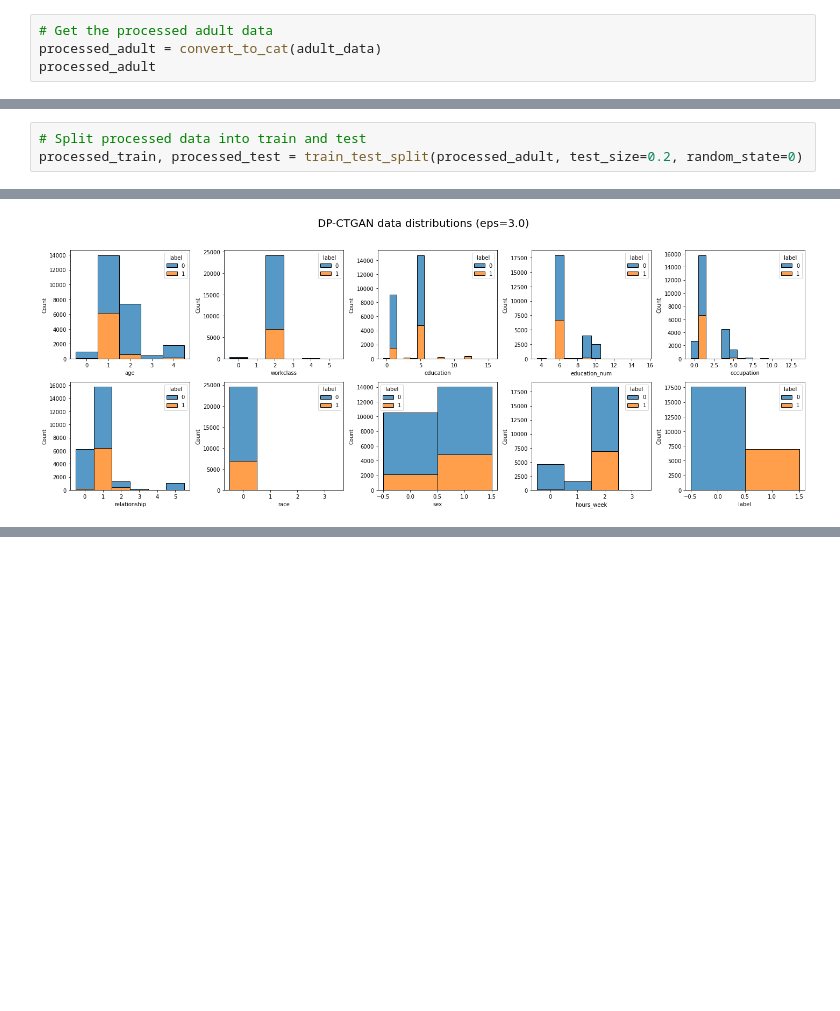
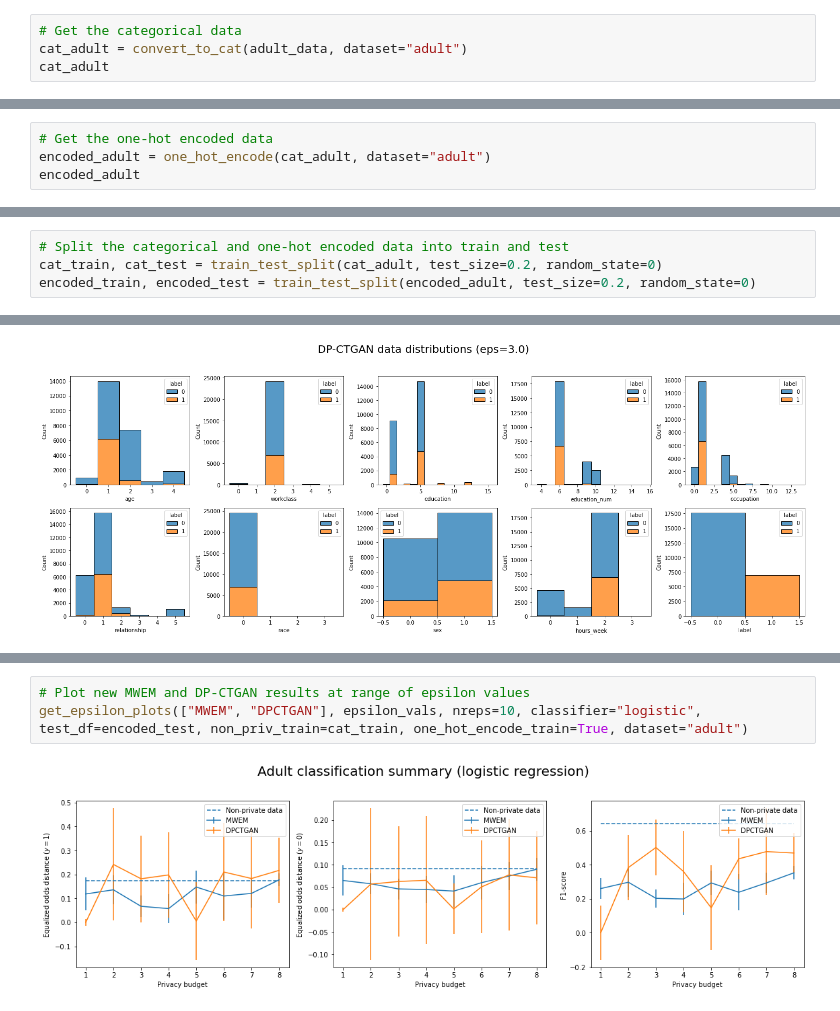
Before and after one commit to kgrabarz/microsoft_capstone_fall_2021, a Jupyter notebook: Code/Pipelines_and_EDA/14-Adult-New-Results.ipynb, the cells around one changed output, grey strips where cells are left out. Cells and saved outputs as stored; diff of their text form; blank space fills up the shorter version.

Commit message:
added latest results for to Adult notebook

```diff
--- a/Code/Pipelines_and_EDA/14-Adult-New-Results.ipynb
+++ b/Code/Pipelines_and_EDA/14-Adult-New-Results.ipynb
@@ -29,9 +31,9 @@ adult_data.head()
 | 3 | 53 | Private | 234721 | 11th | 7 | Married-civ-spouse | Handlers-cleaners | Husband | Black | ... |
 | 4 | 28 | Private | 338409 | Bachelors | 13 | Married-civ-spouse | Prof-specialty | Wife | Black | ... |
 # %%
-# Get the processed adult data
-processed_adult = convert_to_cat(adult_data)
-processed_adult
+# Get the categorical data
+cat_adult = convert_to_cat(adult_data, dataset="adult")
+cat_adult
 # %% [output]
 |  | age | workclass | education | education_num | occupation | relationship | race | sex | hours_week | ... |
 | 0 | 0 | 0 | 0 | 13 | 0 | 0 | 0 | 1 | 0 | ... |
@@ -63,0 +51,4 @@ dtype: object
+# %%
+# Get the one-hot encoded data
+encoded_adult = one_hot_encode(cat_adult, dataset="adult")
+encoded_adult
@@ -64,5 +69,6 @@ dtype: object
 # %%
-# Split processed data into train and test
-processed_train, processed_test = train_test_split(processed_adult, test_size=0.2, random_state=0)
+# Split the categorical and one-hot encoded data into train and test
+cat_train, cat_test = train_test_split(cat_adult, test_size=0.2, random_state=0)
+encoded_train, encoded_test = train_test_split(encoded_adult, test_size=0.2, random_state=0)
 # %%
 # Plot the non-private distributions
@@ -195,0 +185,5 @@ F1-score median: 0.492
+# %%
+# Plot new MWEM and DP-CTGAN results at range of epsilon values
+get_epsilon_plots(["MWEM", "DPCTGAN"], epsilon_vals, nreps=10, classifier="logistic", test_df=encoded_test, non_priv_train=cat_train, one_hot_encode_train=True, dataset="adult")
+# %% [output]
+[figure, added]
```
Also changed, not shown: parts of 75 cells of this notebook.
